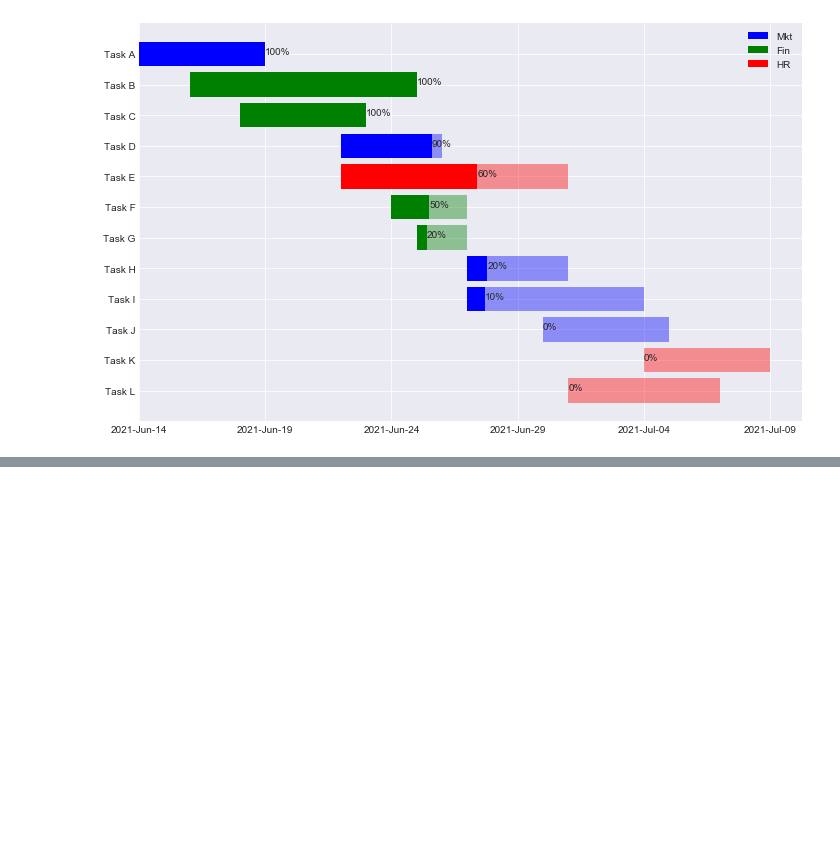
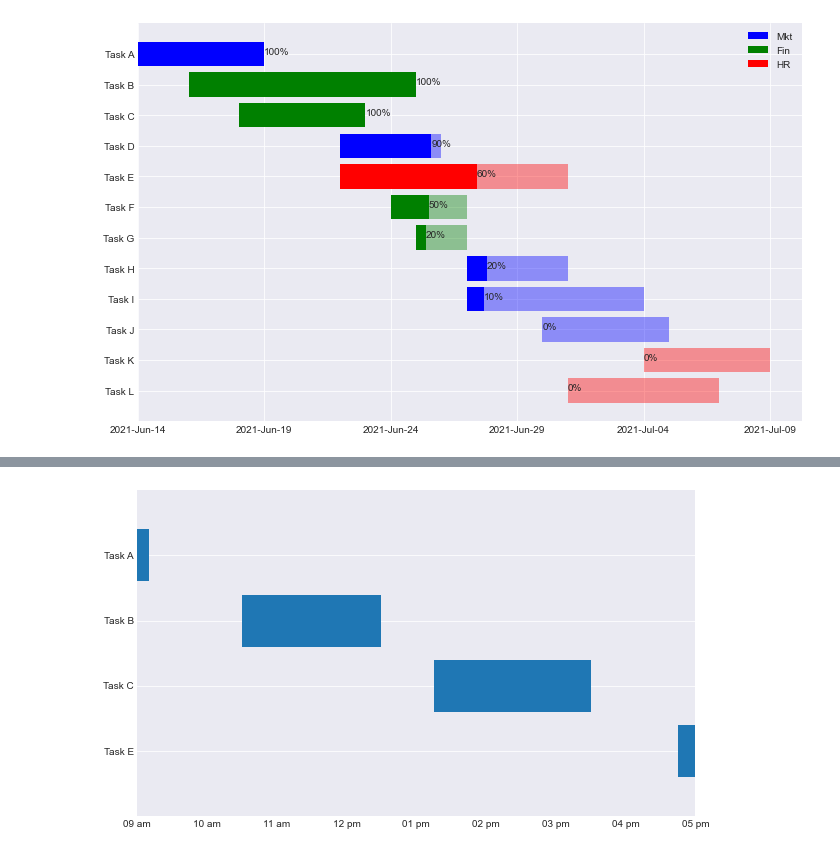
Before and after one commit to hashABCD/Publications, a Jupyter notebook: Medium/gantt chart/Gantt Chart.ipynb, the cells around one changed output, grey strips where cells are left out. Saved outputs shown, nothing was run; the diff lists cells and outputs as text; code cells hidden in the pictures; blank space fills up the shorter version.

```diff
--- a/Medium/gantt chart/Gantt Chart.ipynb
+++ b/Medium/gantt chart/Gantt Chart.ipynb
@@ -319,0 +404,10 @@ plt.show()
+# %%
+def hour_formatter(n):
+    if n>12:
+        a=n-12
+    else:
+        a=n
+    if n>11:
+        return f'{a:02} pm'
+    else:
+        return f'{a:02} am'
@@ -319,0 +418,7 @@ plt.show()
+# %%
+x_ticks={}
+a=9
+for i in range(int(day_duration/60)+1):
+    t=hour_formatter(a+i)
+    x_ticks.update({i*60:t})
+x_ticks
@@ -319,0 +435,17 @@ plt.show()
+# %%
+yticks=[x for x in range(len(df.Task))]
+
+plt.figure(figsize=(10,6))
+
+plt.barh(yticks, left=df.rel_start, width=df.duration)
+
+plt.ylim(max(yticks)+1, min(yticks)-1)
+plt.yticks(yticks, df.Task)
+
+plt.xlim(0,day_duration)
+plt.xticks(list(x_ticks.keys()), labels=list(x_ticks.values()))
+plt.xticks()
+plt.grid(axis='x')
+plt.show()
+# %% [output]
+[figure, added]
```
Also changed, not shown: parts of 13 cells of this notebook, 8 other files.
